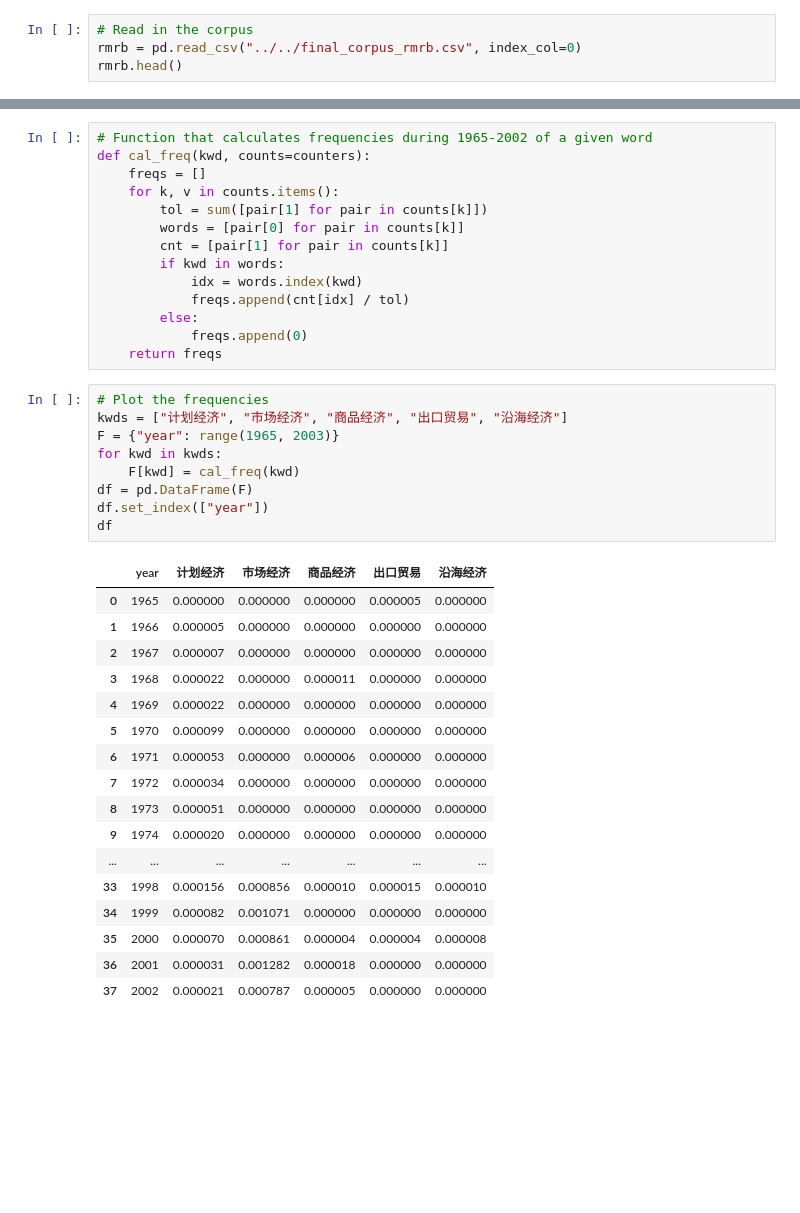
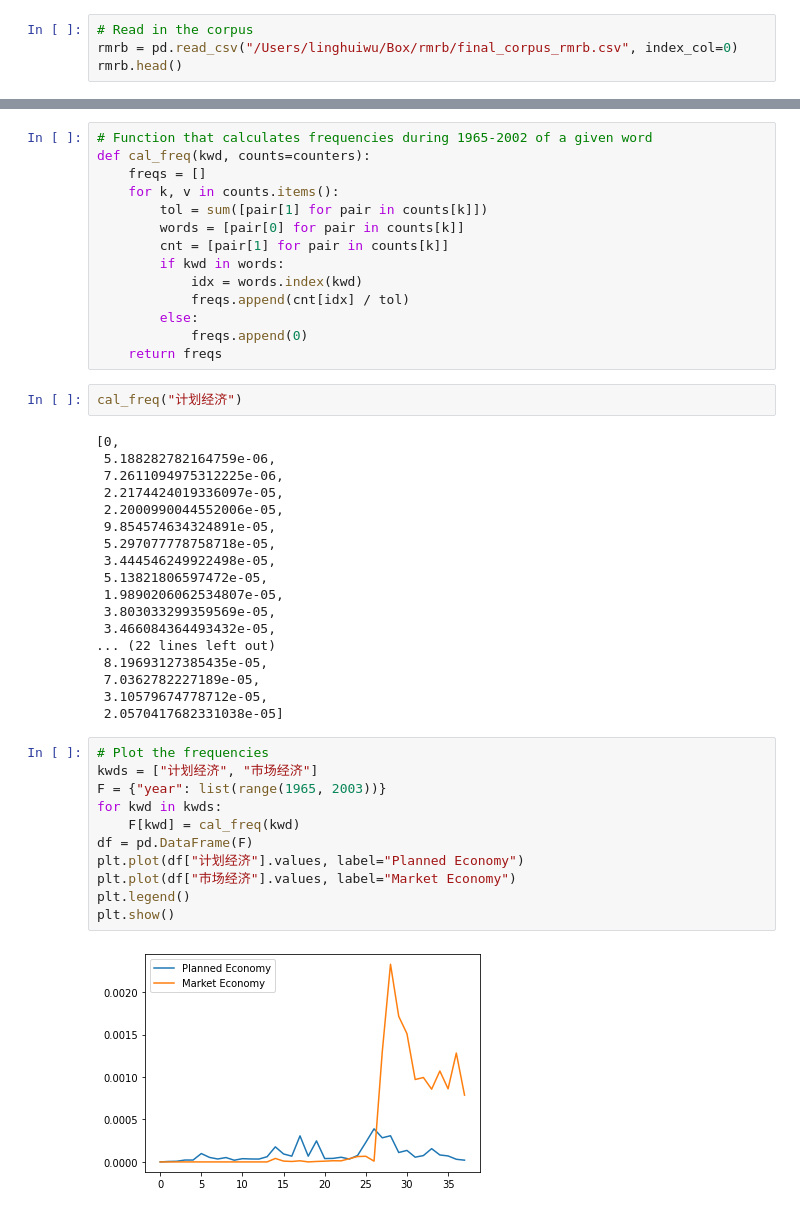
Before and after one commit to WMhYang/EconContent, a Jupyter notebook: codes/counting.ipynb, the cells around one changed output, grey strips where cells are left out. Saved outputs shown, nothing was run; the diff lists cells and outputs as text; blank space fills up the shorter version.

```diff
--- a/codes/counting.ipynb
+++ b/codes/counting.ipynb
@@ -14,6 +21,6 @@ from collections import Counter  # For words counting
 # %%
 # Read in the corpus
-rmrb = pd.read_csv("../../final_corpus_rmrb.csv", index_col=0)
+rmrb = pd.read_csv("/Users/linghuiwu/Box/rmrb/final_corpus_rmrb.csv", index_col=0)
 rmrb.head()
 # %% [output]
 |  | year | month | date | issue | column | date_title | title | author | text | tokenized_sent | ... |
@@ -162,30 +169,36 @@ def cal_freq(kwd, counts=counters):
         else:
             freqs.append(0)
     return freqs
+# %%
+cal_freq("计划经济")
+# %% [output]
+[0,
+ 5.188282782164759e-06,
+ 7.2611094975312225e-06,
+ 2.2174424019336097e-05,
+ 2.2000990044552006e-05,
+ 9.854574634324891e-05,
+ 5.297077778758718e-05,
+ 3.444546249922498e-05,
+ 5.13821806597472e-05,
+ 1.9890206062534807e-05,
+ 3.803033299359569e-05,
+ 3.466084364493432e-05,
+... (22 lines left out)
+ 8.19693127385435e-05,
+ 7.0362782227189e-05,
+ 3.10579674778712e-05,
+ 2.0570417682331038e-05]
 # %%
 # Plot the frequencies
-kwds = ["计划经济", "市场经济", "商品经济", "出口贸易", "沿海经济"]
-F = {"year": range(1965, 2003)}
+kwds = ["计划经济", "市场经济"]
+F = {"year": list(range(1965, 2003))}
 for kwd in kwds:
     F[kwd] = cal_freq(kwd)
 df = pd.DataFrame(F)
-df.set_index(["year"])
-df
+plt.plot(df["计划经济"].values, label="Planned Economy")
+plt.plot(df["市场经济"].values, label="Market Economy")
+plt.legend()
+plt.show()
 # %% [output]
-|  | year | 计划经济 | 市场经济 | 商品经济 | 出口贸易 | 沿海经济 |
-| 0 | 1965 | 0.000000 | 0.000000 | 0.000000 | 0.000005 | 0.000000 |
-| 1 | 1966 | 0.000005 | 0.000000 | 0.000000 | 0.000000 | 0.000000 |
-| 2 | 1967 | 0.000007 | 0.000000 | 0.000000 | 0.000000 | 0.000000 |
-| 3 | 1968 | 0.000022 | 0.000000 | 0.000011 | 0.000000 | 0.000000 |
-| 4 | 1969 | 0.000022 | 0.000000 | 0.000000 | 0.000000 | 0.000000 |
-| 5 | 1970 | 0.000099 | 0.000000 | 0.000000 | 0.000000 | 0.000000 |
-| 6 | 1971 | 0.000053 | 0.000000 | 0.000006 | 0.000000 | 0.000000 |
-| 7 | 1972 | 0.000034 | 0.000000 | 0.000000 | 0.000000 | 0.000000 |
-| 8 | 1973 | 0.000051 | 0.000000 | 0.000000 | 0.000000 | 0.000000 |
-| 9 | 1974 | 0.000020 | 0.000000 | 0.000000 | 0.000000 | 0.000000 |
-| ... | ... | ... | ... | ... | ... | ... |
-| 33 | 1998 | 0.000156 | 0.000856 | 0.000010 | 0.000015 | 0.000010 |
-| 34 | 1999 | 0.000082 | 0.001071 | 0.000000 | 0.000000 | 0.000000 |
-| 35 | 2000 | 0.000070 | 0.000861 | 0.000004 | 0.000004 | 0.000008 |
-| 36 | 2001 | 0.000031 | 0.001282 | 0.000018 | 0.000000 | 0.000000 |
-| 37 | 2002 | 0.000021 | 0.000787 | 0.000005 | 0.000000 | 0.000000 |
+[figure, added]
```
Also changed, not shown: parts of 20 cells of this notebook.
